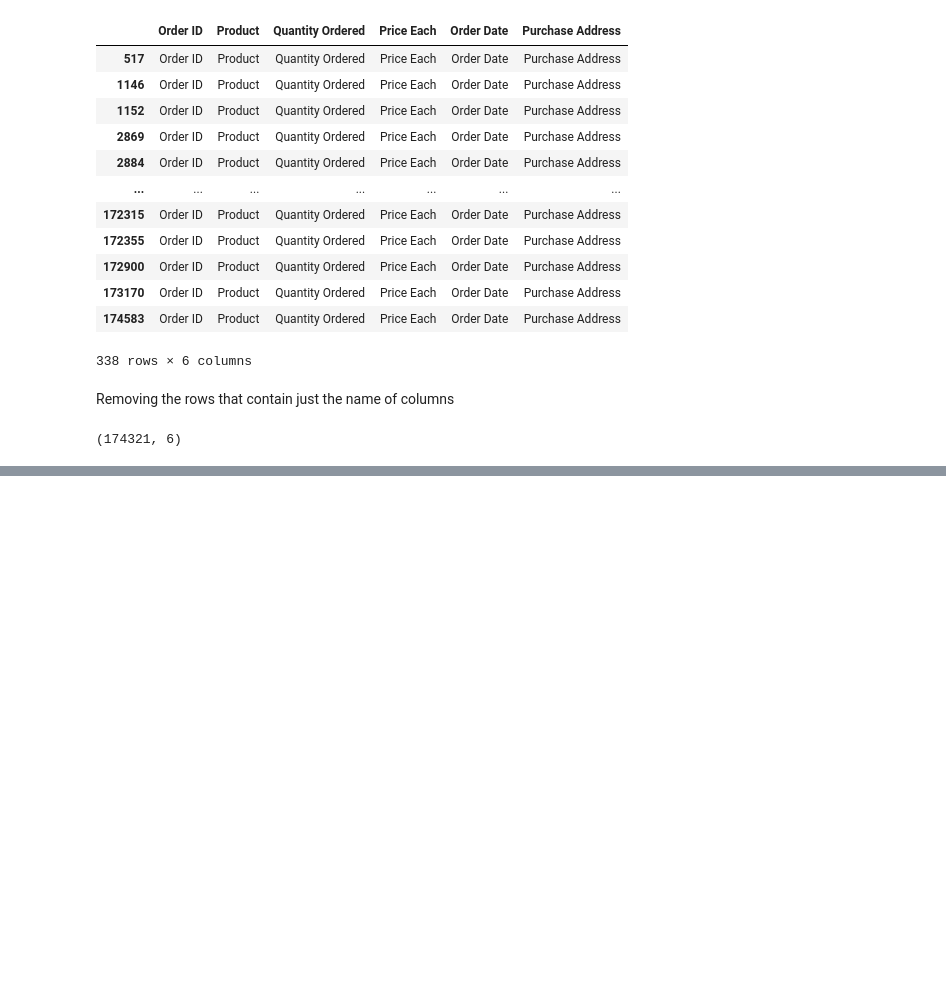
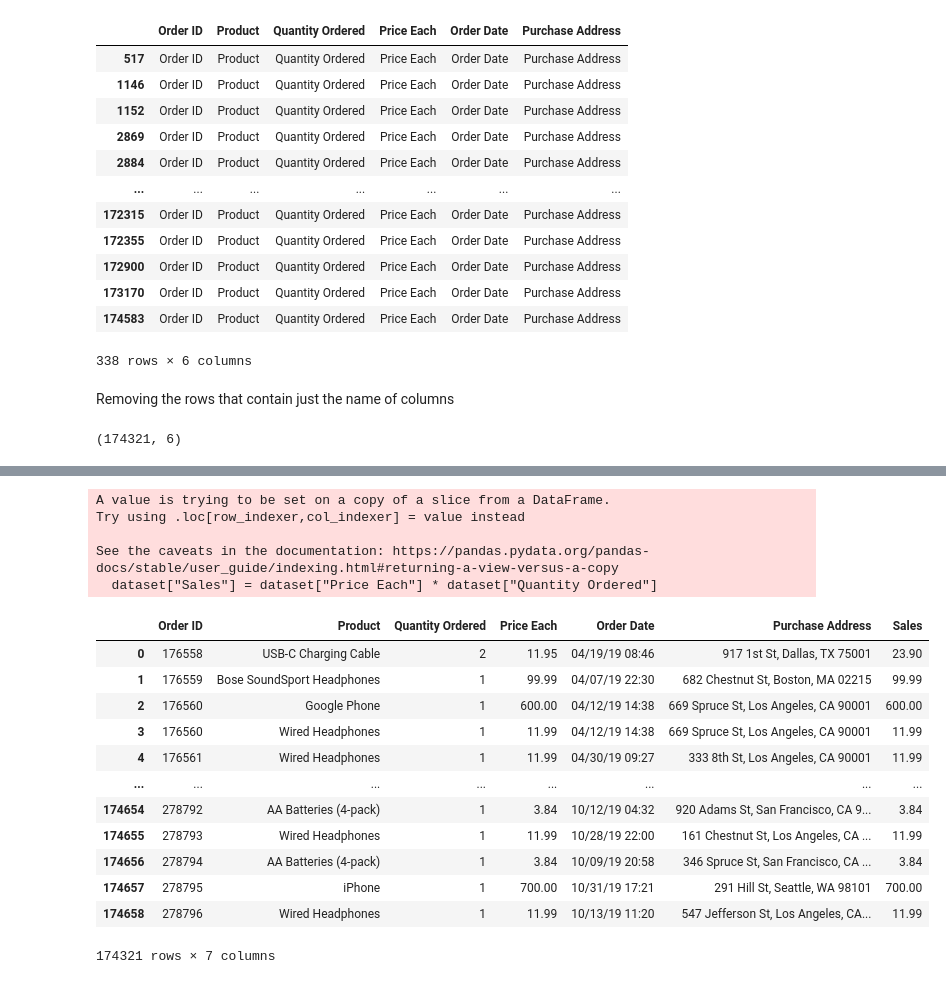
Before and after one commit to kumarprakhar14/Python-Projects, a Jupyter notebook: Data Science/sales_project.ipynb, the cells around one changed output, grey strips where cells are left out. Drawn from its saved outputs; the diff is of its cells as text; code cells hidden in the pictures; blank space fills up the shorter version.

```diff
--- a/Data Science/sales_project.ipynb
+++ b/Data Science/sales_project.ipynb
@@ -139,0 +177,4 @@ dataset.shape
+# %%
+#changing the data types of quantity ordered and price each to numeric
+dataset["Quantity Ordered"] = pd.to_numeric(dataset["Quantity Ordered"])
+dataset["Price Each"] = pd.to_numeric(dataset["Price Each"])
@@ -139,0 +202,25 @@ dataset.shape
+# %%
+#declaring a new column to store (quantity ordered)*(Price Each)
+dataset["Sales"] = dataset["Price Each"] * dataset["Quantity Ordered"]
+# %% [output]
+A value is trying to be set on a copy of a slice from a DataFrame.
+Try using .loc[row_indexer,col_indexer] = value instead
+
+See the caveats in the documentation: https://pandas.pydata.org/pandas-docs/stable/user_guide/indexing.html#returning-a-view-versus-a-copy
+  dataset["Sales"] = dataset["Price Each"] * dataset["Quantity Ordered"]
+# %%
+dataset
+# %% [output]
+|  | Order ID | Product | Quantity Ordered | Price Each | Order Date | Purchase Address | Sales |
+| 0 | 176558 | USB-C Charging Cable | 2 | 11.95 | 04/19/19 08:46 | 917 1st St, Dallas, TX 75001 | 23.90 |
+| 1 | 176559 | Bose SoundSport Headphones | 1 | 99.99 | 04/07/19 22:30 | 682 Chestnut St, Boston, MA 02215 | 99.99 |
+| 2 | 176560 | Google Phone | 1 | 600.00 | 04/12/19 14:38 | 669 Spruce St, Los Angeles, CA 90001 | 600.00 |
+| 3 | 176560 | Wired Headphones | 1 | 11.99 | 04/12/19 14:38 | 669 Spruce St, Los Angeles, CA 90001 | 11.99 |
+| 4 | 176561 | Wired Headphones | 1 | 11.99 | 04/30/19 09:27 | 333 8th St, Los Angeles, CA 90001 | 11.99 |
+| ... | ... | ... | ... | ... | ... | ... | ... |
+| 174654 | 278792 | AA Batteries (4-pack) | 1 | 3.84 | 10/12/19 04:32 | 920 Adams St, San Francisco, CA 9... | 3.84 |
+| 174655 | 278793 | Wired Headphones | 1 | 11.99 | 10/28/19 22:00 | 161 Chestnut St, Los Angeles, CA ... | 11.99 |
+| 174656 | 278794 | AA Batteries (4-pack) | 1 | 3.84 | 10/09/19 20:58 | 346 Spruce St, San Francisco, CA ... | 3.84 |
+| 174657 | 278795 | iPhone | 1 | 700.00 | 10/31/19 17:21 | 291 Hill St, Seattle, WA 98101 | 700.00 |
+| 174658 | 278796 | Wired Headphones | 1 | 11.99 | 10/13/19 11:20 | 547 Jefferson St, Los Angeles, CA... | 11.99 |
+174321 rows × 7 columns
```
Also changed, not shown: parts of 60 cells of this notebook, 16 other files.
